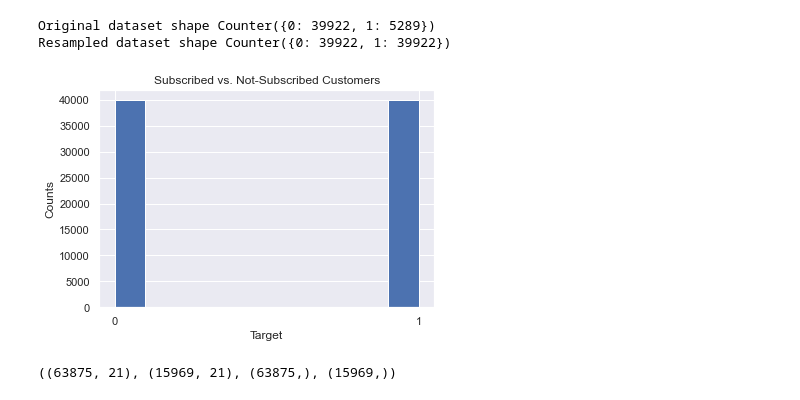
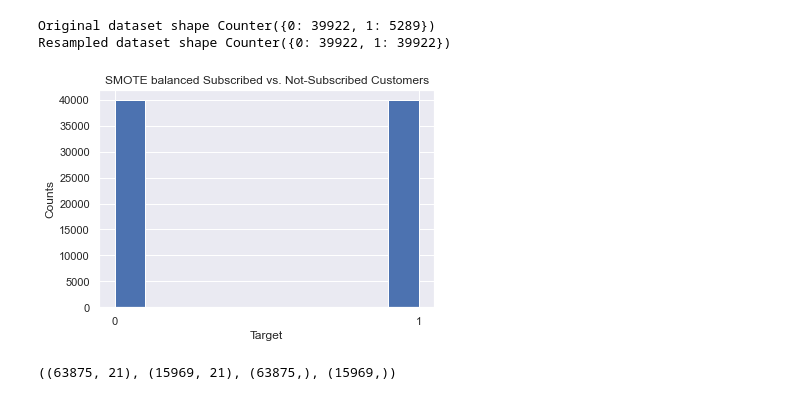
Before and after one commit to iabrahamus/Capstone_3, a Jupyter notebook: notebooks/preprocessing_and_modeling.ipynb, the cells around one changed output. Drawn from its saved outputs; the diff is of its cells as text; code cells hidden in the pictures.

```diff
--- a/notebooks/preprocessing_and_modeling.ipynb
+++ b/notebooks/preprocessing_and_modeling.ipynb
@@ -1102,3 +1106,7 @@ X.shape, y.shape
+# %%
+# Scale the feature data
+scaler = StandardScaler()
+X_scaled = scaler.fit_transform(X)
 # %% [markdown]
 ## Train/test split the data
 In order to assess the predictive power of machine learning models it is important to split the data before training the model. The data split labeled as train is used to train the model, while the test split is reserved to assess the performance of the developed model. We splitted our dataset with train/test ratio of 80:20.
@@ -1269,7 +1356,7 @@ Reference for this notes are from a write up by Jack tan. The link is here (http
 # %%
 # Apply the SMOTE oversampling method for handling the data imbalance
 sm = SMOTE(sampling_strategy='auto')
-X_res, y_res = sm.fit_resample(X, y)
+X_res, y_res = sm.fit_resample(X_scaled, y)
 # %%
 print('Original dataset shape {}'.format(Counter(y)))
 print('Resampled dataset shape {}'.format(Counter(y_res)))
@@ -1279,11 +1366,11 @@ Resampled dataset shape Counter({0: 39922, 1: 39922})
 # %%
 plt.hist(y_res)
 plt.xticks([0,1])
-plt.title('Subscribed vs. Not-Subscribed Customers')
+plt.title('SMOTE balanced Subscribed vs. Not-Subscribed Customers')
 plt.xlabel("Target")
 plt.ylabel("Counts");
 # %% [output]
-[figure, old version]
+[figure, new version]
 # %%
 # split the balanced dataset into train/test split
 test_size= 0.20
```
Also changed, not shown: parts of 114 cells of this notebook, 3 other files.
